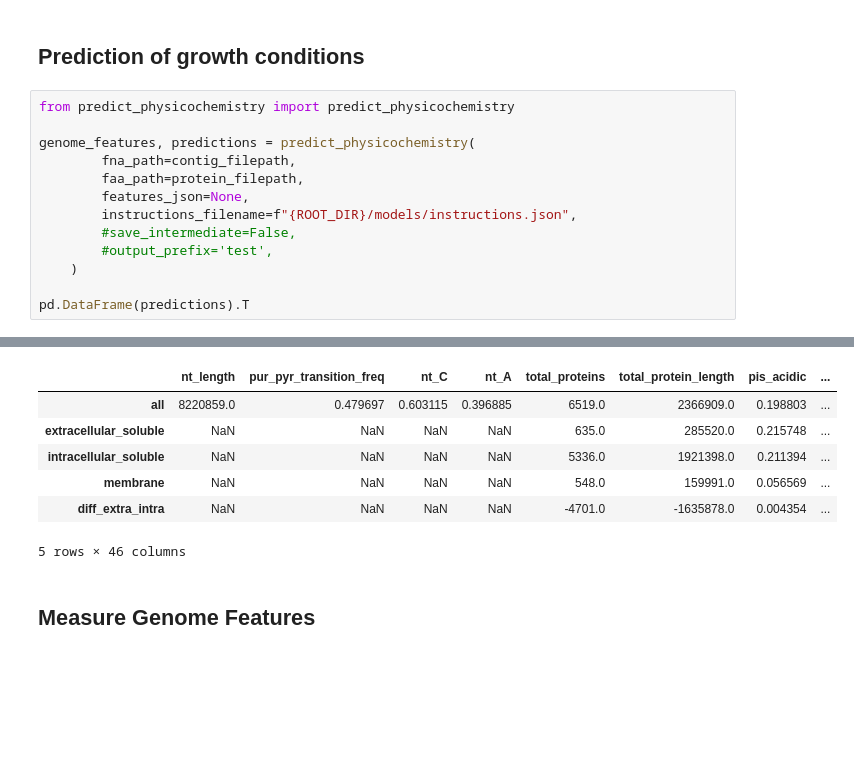
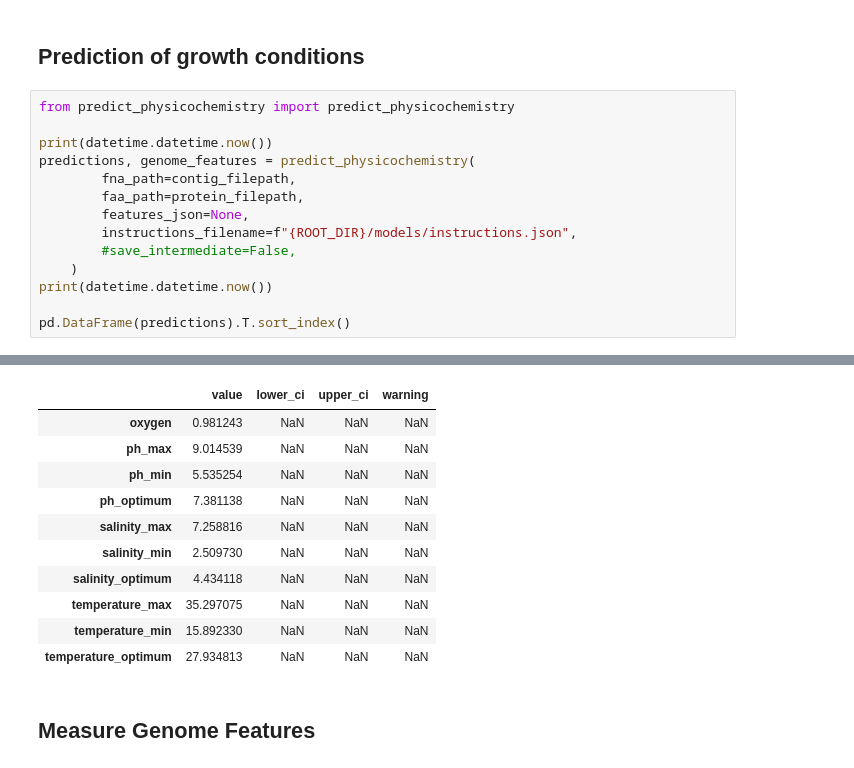
Before and after one commit to cultivarium/GenomeSPOT, a Jupyter notebook: notebooks/tutorial.ipynb, the cells around one changed output, grey strips where cells are left out. Saved outputs shown, nothing was run; the diff lists cells and outputs as text; blank space fills up the shorter version.

```diff
--- a/notebooks/tutorial.ipynb
+++ b/notebooks/tutorial.ipynb
@@ -20,14 +20,15 @@ protein_filepath = f"{ROOT_DIR}/tests/test_data/GCA_000172155.1_ASM17215v1_prote
 # %%
 from predict_physicochemistry import predict_physicochemistry
 
-genome_features, predictions = predict_physicochemistry(
+print(datetime.datetime.now())
+predictions, genome_features = predict_physicochemistry(
         fna_path=contig_filepath,
         faa_path=protein_filepath,
         features_json=None,
         instructions_filename=f"{ROOT_DIR}/models/instructions.json",
         #save_intermediate=False,
-        #output_prefix='test',
     )
+print(datetime.datetime.now())
 
-pd.DataFrame(predictions).T
+pd.DataFrame(predictions).T.sort_index()
 # %% [output]
@@ -34,10 +37,14 @@ pd.DataFrame(predictions).T
-|  | nt_length | pur_pyr_transition_freq | nt_C | nt_A | total_proteins | total_protein_length | pis_acidic | ... |
-| all | 8220859.0 | 0.479697 | 0.603115 | 0.396885 | 6519.0 | 2366909.0 | 0.198803 | ... |
-| extracellular_soluble | NaN | NaN | NaN | NaN | 635.0 | 285520.0 | 0.215748 | ... |
-| intracellular_soluble | NaN | NaN | NaN | NaN | 5336.0 | 1921398.0 | 0.211394 | ... |
-| membrane | NaN | NaN | NaN | NaN | 548.0 | 159991.0 | 0.056569 | ... |
-| diff_extra_intra | NaN | NaN | NaN | NaN | -4701.0 | -1635878.0 | 0.004354 | ... |
+|  | value | lower_ci | upper_ci | warning |
+| oxygen | 0.981243 | NaN | NaN | NaN |
+| ph_max | 9.014539 | NaN | NaN | NaN |
+| ph_min | 5.535254 | NaN | NaN | NaN |
+| ph_optimum | 7.381138 | NaN | NaN | NaN |
+| salinity_max | 7.258816 | NaN | NaN | NaN |
+| salinity_min | 2.509730 | NaN | NaN | NaN |
+| salinity_optimum | 4.434118 | NaN | NaN | NaN |
+| temperature_max | 35.297075 | NaN | NaN | NaN |
+| temperature_min | 15.892330 | NaN | NaN | NaN |
+| temperature_optimum | 27.934813 | NaN | NaN | NaN |
-5 rows × 46 columns
 # %% [markdown]
 ## Measure Genome Features
 # %% [markdown]
```
Also changed, not shown: parts of 10 cells of this notebook, 7 other files.
